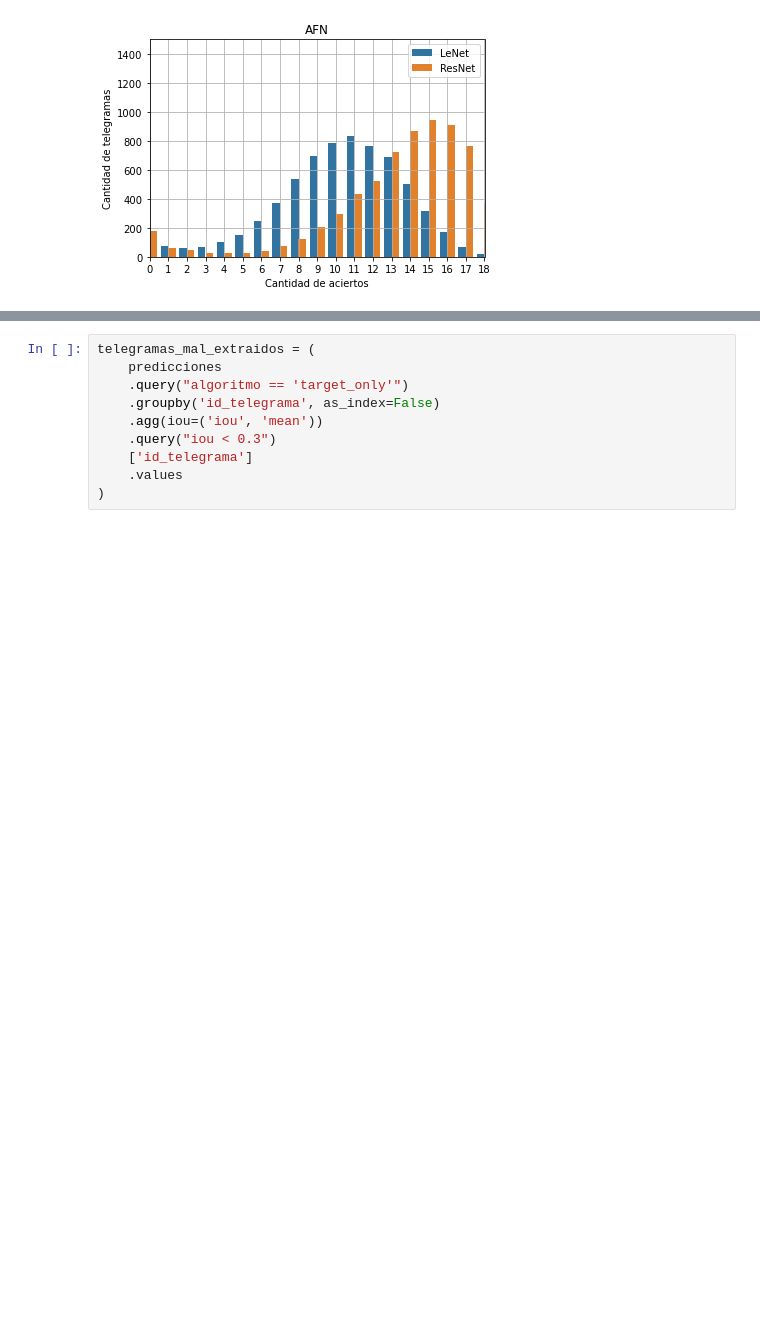
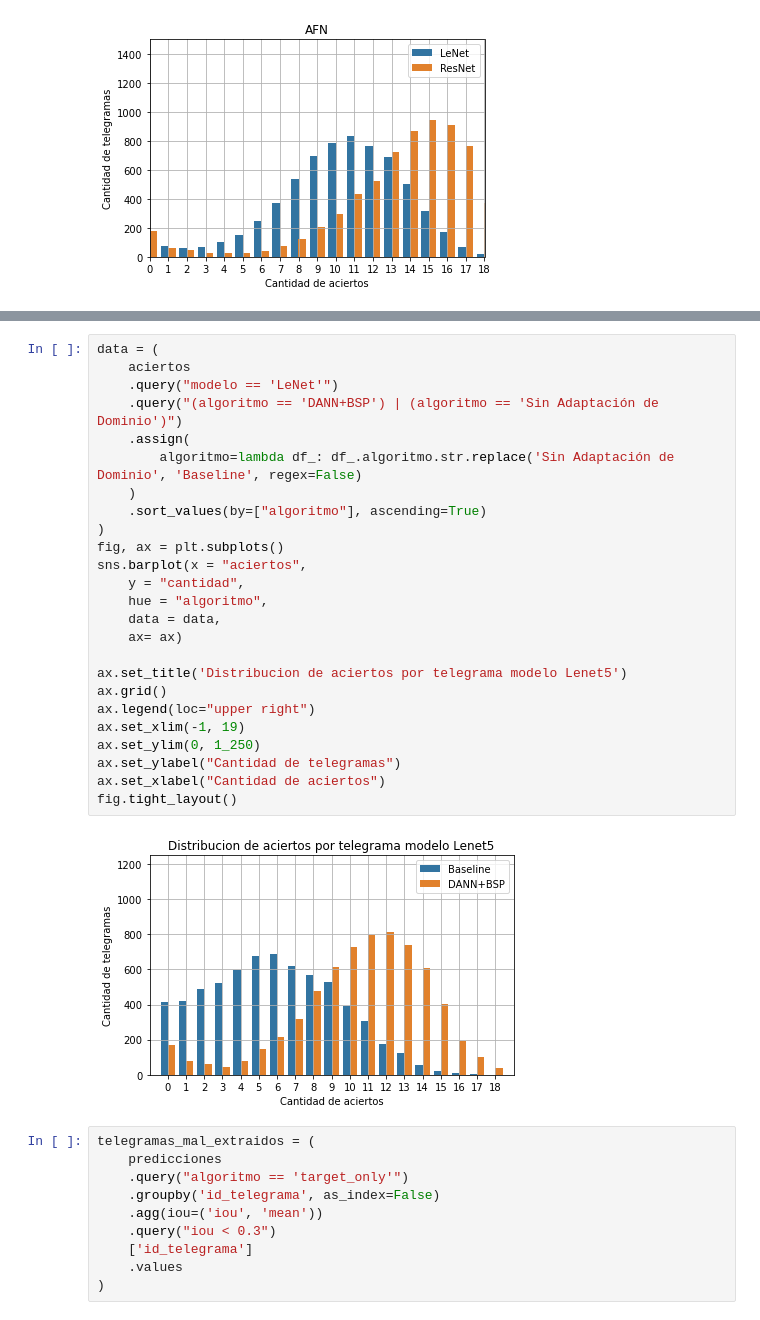
Before and after one commit to flianza/ocr-telegrams-with-domain-adaptation, a Jupyter notebook: notebooks/eda_predicciones.ipynb, the cells around one changed output, grey strips where cells are left out. Cells and saved outputs as stored; diff of their text form; blank space fills up the shorter version.

```diff
--- a/notebooks/eda_predicciones.ipynb
+++ b/notebooks/eda_predicciones.ipynb
@@ -300,3 +335,30 @@ aciertos = plot_aciertos_by_algorithm(predicciones)
+# %%
+data = (
+    aciertos
+    .query("modelo == 'LeNet'")
+    .query("(algoritmo == 'DANN+BSP') | (algoritmo == 'Sin Adaptación de Dominio')")
+    .assign(
+        algoritmo=lambda df_: df_.algoritmo.str.replace('Sin Adaptación de Dominio', 'Baseline', regex=False)
+    )
+    .sort_values(by=["algoritmo"], ascending=True)
+)
+fig, ax = plt.subplots()
+sns.barplot(x = "aciertos",
+    y = "cantidad",
+    hue = "algoritmo",
+    data = data,
+    ax= ax)
+
+ax.set_title('Distribucion de aciertos por telegrama modelo Lenet5')
+ax.grid()
+ax.legend(loc="upper right")
+ax.set_xlim(-1, 19)
+ax.set_ylim(0, 1_250)
+ax.set_ylabel("Cantidad de telegramas")
+ax.set_xlabel("Cantidad de aciertos")
+fig.tight_layout()
+# %% [output]
+[figure, added]
 # %%
 telegramas_mal_extraidos = (
     predicciones
```
Also changed, not shown: parts of 4 cells of this notebook, 1 other file.
